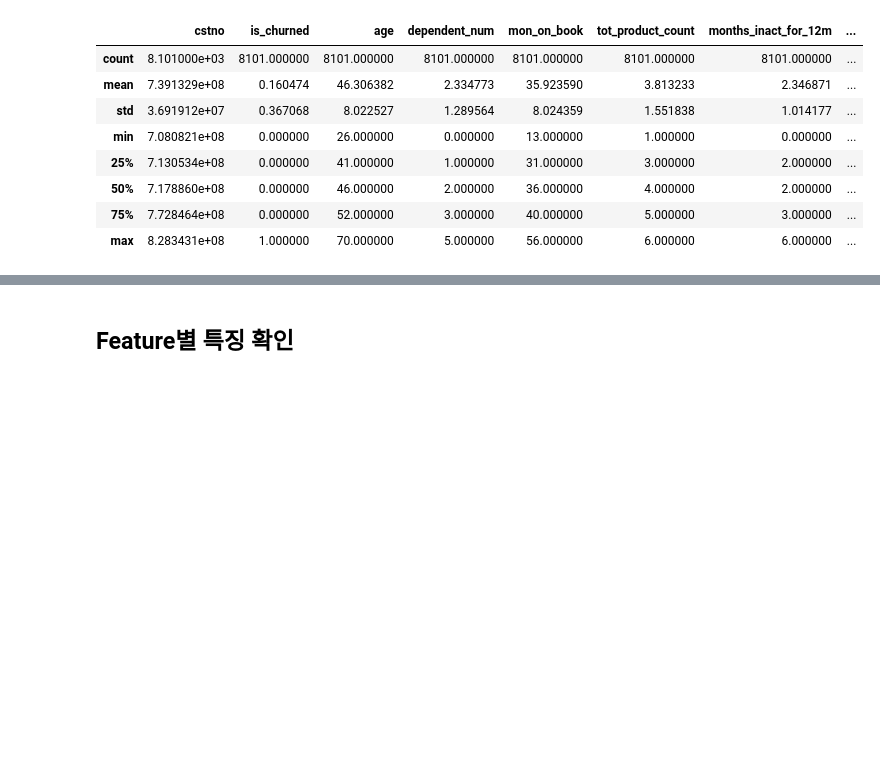
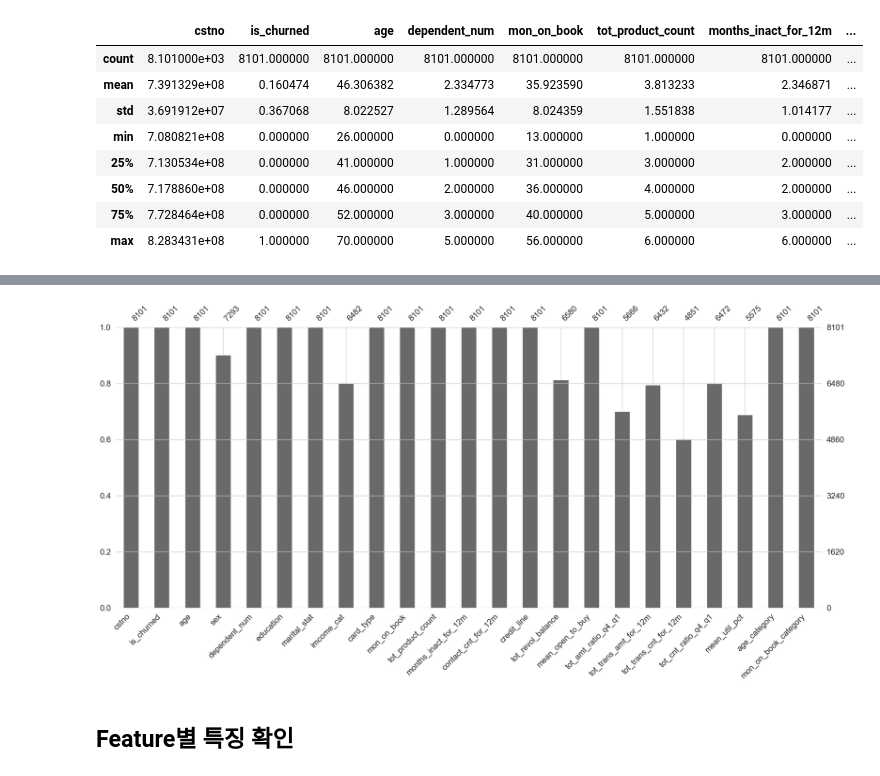
Before and after one commit to netager/Quick_Ref, a Jupyter notebook: data_analysis/2023_jbfg_competition/dataline.ipynb, the cells around one changed output, grey strips where cells are left out. Drawn from its saved outputs; the diff is of its cells as text; code cells hidden in the pictures; blank space fills up the shorter version.

```diff
--- a/data_analysis/2023_jbfg_competition/dataline.ipynb
+++ b/data_analysis/2023_jbfg_competition/dataline.ipynb
@@ -12 +8,18 @@ warnings.filterwarnings('ignore')
+# %%
+import pandas as pd
+import numpy as np
+import seaborn as sns
+import matplotlib.pyplot as plt
+import matplotlib as mpl
+import missingno as msno
+import warnings
+
+warnings.filterwarnings('ignore')
+sns.set_theme(style="whitegrid")
+%matplotlib inline
+
+mpl.rc('font', family='Malgun Gothic')  # 한글 폰트 설정
+                                        # 윈도우 폰트 위치 - C:\Windows\Fonts
+#plt.figure(figsize=(10,6))              # 그래프 사이즈 설정
+#plt.legend(loc='right')                 # 범주의 위치 조정
 # %% [markdown]
@@ -65,3 +100,9 @@ bank_churner_df.describe()
+# %%
+plt.figure(figsize=(24, 12))
+msno.bar(bank_churner_df)
+plt.show()
+# %% [output]
+[figure, added]
 # %% [markdown]
 ## Feature별 특징 확인
 # %% [markdown]
```
Also changed, not shown: parts of 58 cells of this notebook.
